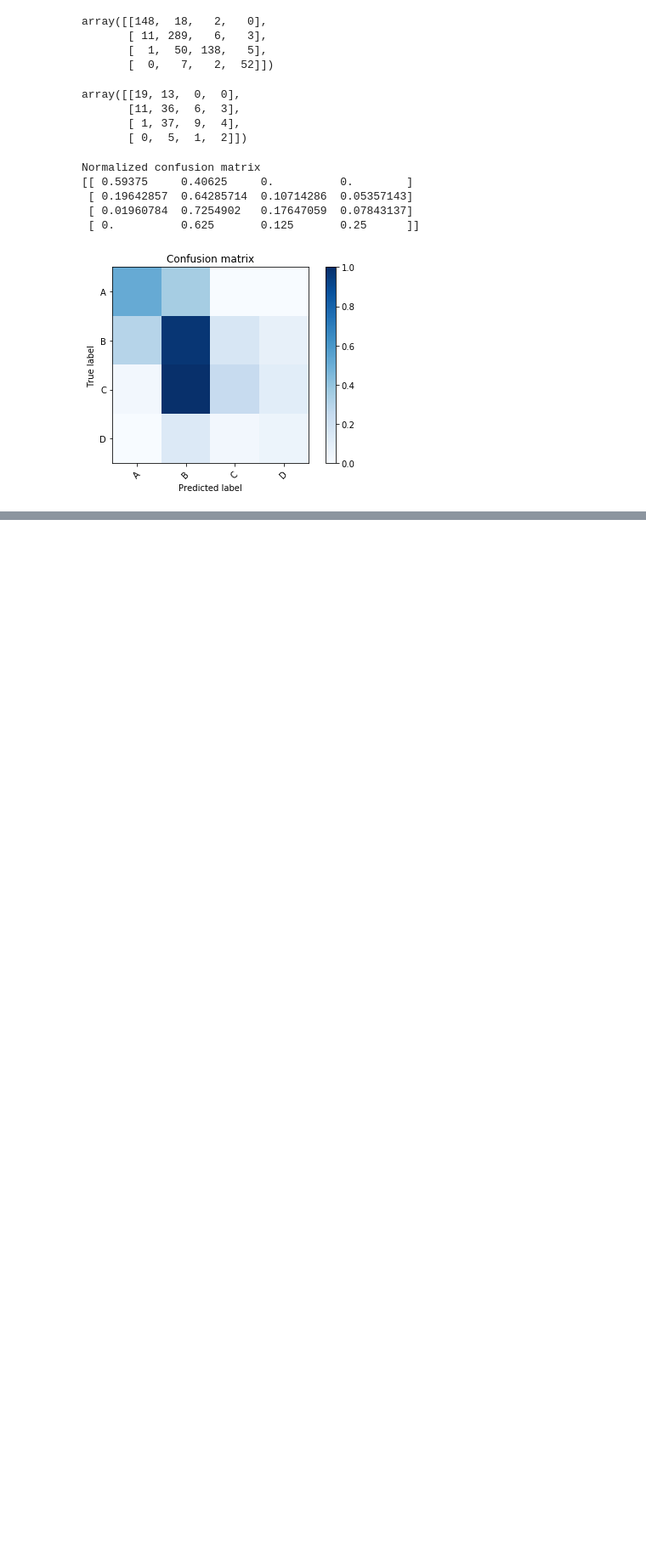
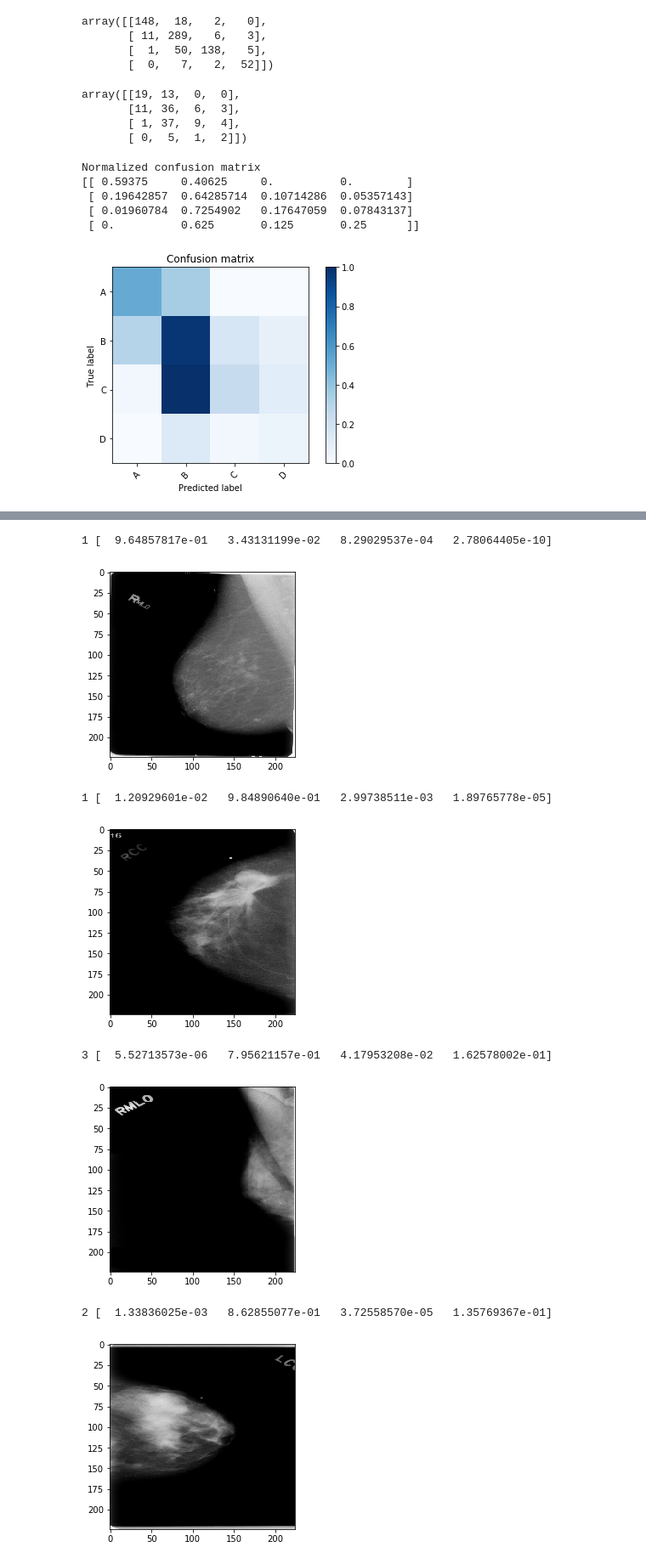
Before and after one commit to chingu163/rsna17, a Jupyter notebook: ex_data.ipynb, the cells around one changed output, grey strips where cells are left out. Shown: that part at 85% size. Cells and saved outputs as stored; diff of their text form; code cells hidden in the pictures; blank space fills up the shorter version.

```diff
--- a/ex_data.ipynb
+++ b/ex_data.ipynb
@@ -315,0 +365,17 @@ Normalized confusion matrix
+# %%
+# predicted as B and wrong and most confident
+idxs = np.random.permutation(len(yt))
+for n in range(5):
+    idx = idxs[n]
+    print(yt[idx], ypredt[idx])
+    imshow(Xt[idx,:,:,0], cmap='gray')
+    plt.show()
+# %% [output]
+1 [  9.64857817e-01   3.43131199e-02   8.29029537e-04   2.78064405e-10]
+[figure, added]
+1 [  1.20929601e-02   9.84890640e-01   2.99738511e-03   1.89765778e-05]
+[figure, added]
+3 [  5.52713573e-06   7.95621157e-01   4.17953208e-02   1.62578002e-01]
+[figure, added]
+2 [  1.33836025e-03   8.62855077e-01   3.72558570e-05   1.35769367e-01]
+[figure, added]
```
Also changed, not shown: parts of 7 cells of this notebook.
